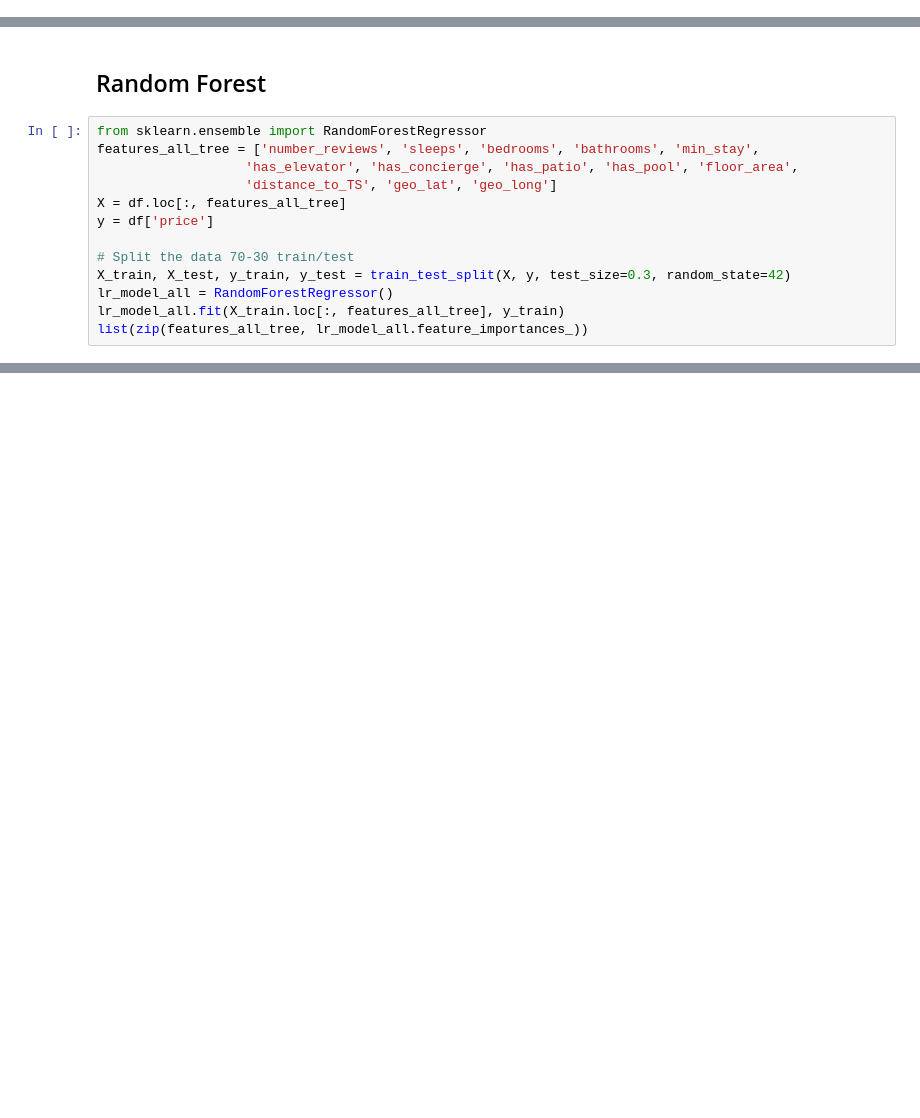
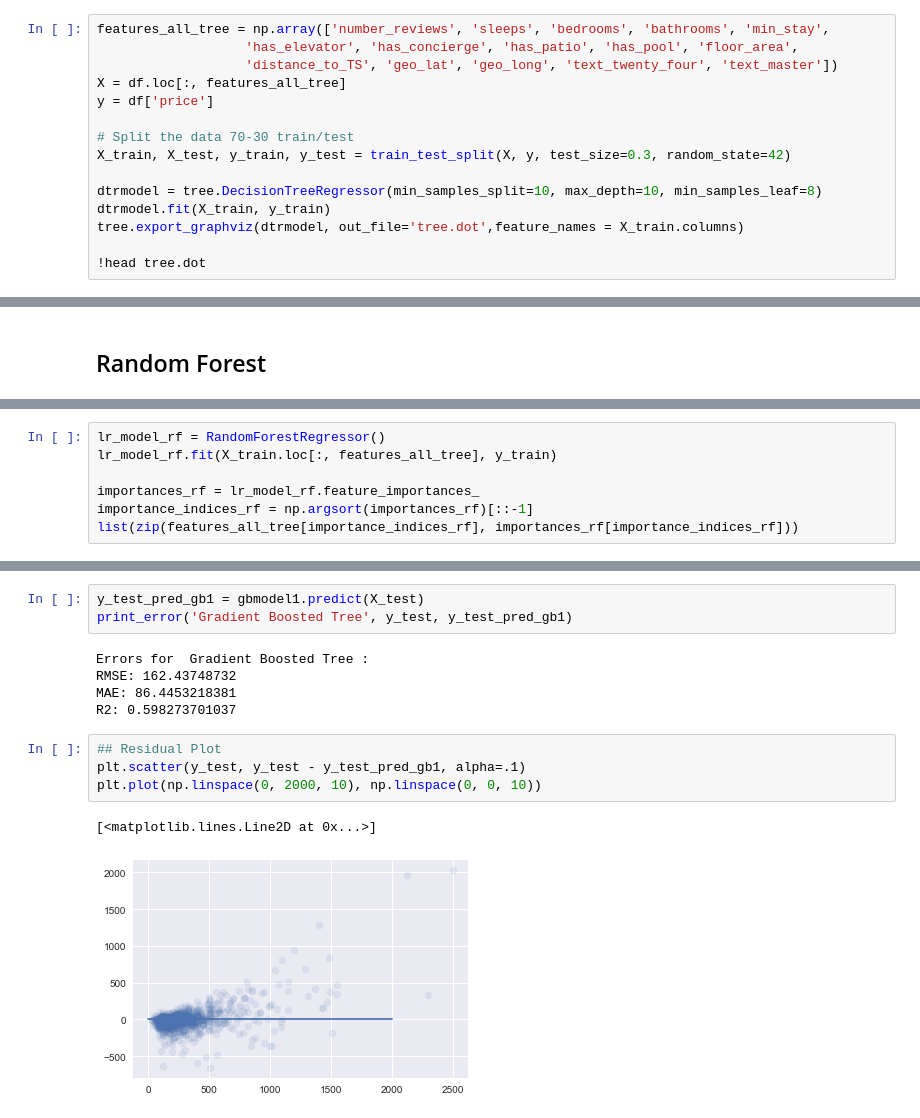
Before and after one commit to nanafwu/vacation-home-regression, a Jupyter notebook: HomeAway_Regression.ipynb, the cells around one changed output, grey strips where cells are left out. Drawn from its saved outputs; the diff is of its cells as text; blank space fills up the shorter version.

```diff
--- a/HomeAway_Regression.ipynb
+++ b/HomeAway_Regression.ipynb
@@ -193,0 +266,15 @@ R2: 0.417925613117
+# %%
+features_all_tree = np.array(['number_reviews', 'sleeps', 'bedrooms', 'bathrooms', 'min_stay',
+                   'has_elevator', 'has_concierge', 'has_patio', 'has_pool', 'floor_area',
+                   'distance_to_TS', 'geo_lat', 'geo_long', 'text_twenty_four', 'text_master'])
+X = df.loc[:, features_all_tree]
+y = df['price']
+
+# Split the data 70-30 train/test
+X_train, X_test, y_train, y_test = train_test_split(X, y, test_size=0.3, random_state=42)
+
+dtrmodel = tree.DecisionTreeRegressor(min_samples_split=10, max_depth=10, min_samples_leaf=8)
+dtrmodel.fit(X_train, y_train)
+tree.export_graphviz(dtrmodel, out_file='tree.dot',feature_names = X_train.columns)
+
+!head tree.dot
@@ -194,15 +300,2 @@ R2: 0.417925613117
 # %% [markdown]
 ## Random Forest
-# %%
-from sklearn.ensemble import RandomForestRegressor
-features_all_tree = ['number_reviews', 'sleeps', 'bedrooms', 'bathrooms', 'min_stay',
-                   'has_elevator', 'has_concierge', 'has_patio', 'has_pool', 'floor_area',
-                   'distance_to_TS', 'geo_lat', 'geo_long']
-X = df.loc[:, features_all_tree]
-y = df['price']
-
-# Split the data 70-30 train/test
-X_train, X_test, y_train, y_test = train_test_split(X, y, test_size=0.3, random_state=42)
-lr_model_all = RandomForestRegressor()
-lr_model_all.fit(X_train.loc[:, features_all_tree], y_train)
-list(zip(features_all_tree, lr_model_all.feature_importances_))
@@ -229,0 +302,7 @@ np.sqrt(np.mean((test_set_pred_all - y_test)**2))
+# %%
+lr_model_rf = RandomForestRegressor()
+lr_model_rf.fit(X_train.loc[:, features_all_tree], y_train)
+
+importances_rf = lr_model_rf.feature_importances_
+importance_indices_rf = np.argsort(importances_rf)[::-1]
+list(zip(features_all_tree[importance_indices_rf], importances_rf[importance_indices_rf]))
@@ -250,0 +358,15 @@ list(zip(features_all_tree, gbmodel1.feature_importances_))
+# %%
+y_test_pred_gb1 = gbmodel1.predict(X_test)
+print_error('Gradient Boosted Tree', y_test, y_test_pred_gb1)
+# %% [output]
+Errors for  Gradient Boosted Tree :
+RMSE: 162.43748732
+MAE: 86.4453218381
+R2: 0.598273701037
+# %%
+## Residual Plot
+plt.scatter(y_test, y_test - y_test_pred_gb1, alpha=.1)
+plt.plot(np.linspace(0, 2000, 10), np.linspace(0, 0, 10))
+# %% [output]
+[<matplotlib.lines.Line2D at 0x...>]
+[figure, added]
```
Also changed, not shown: parts of 30 cells of this notebook, 5 other files.
